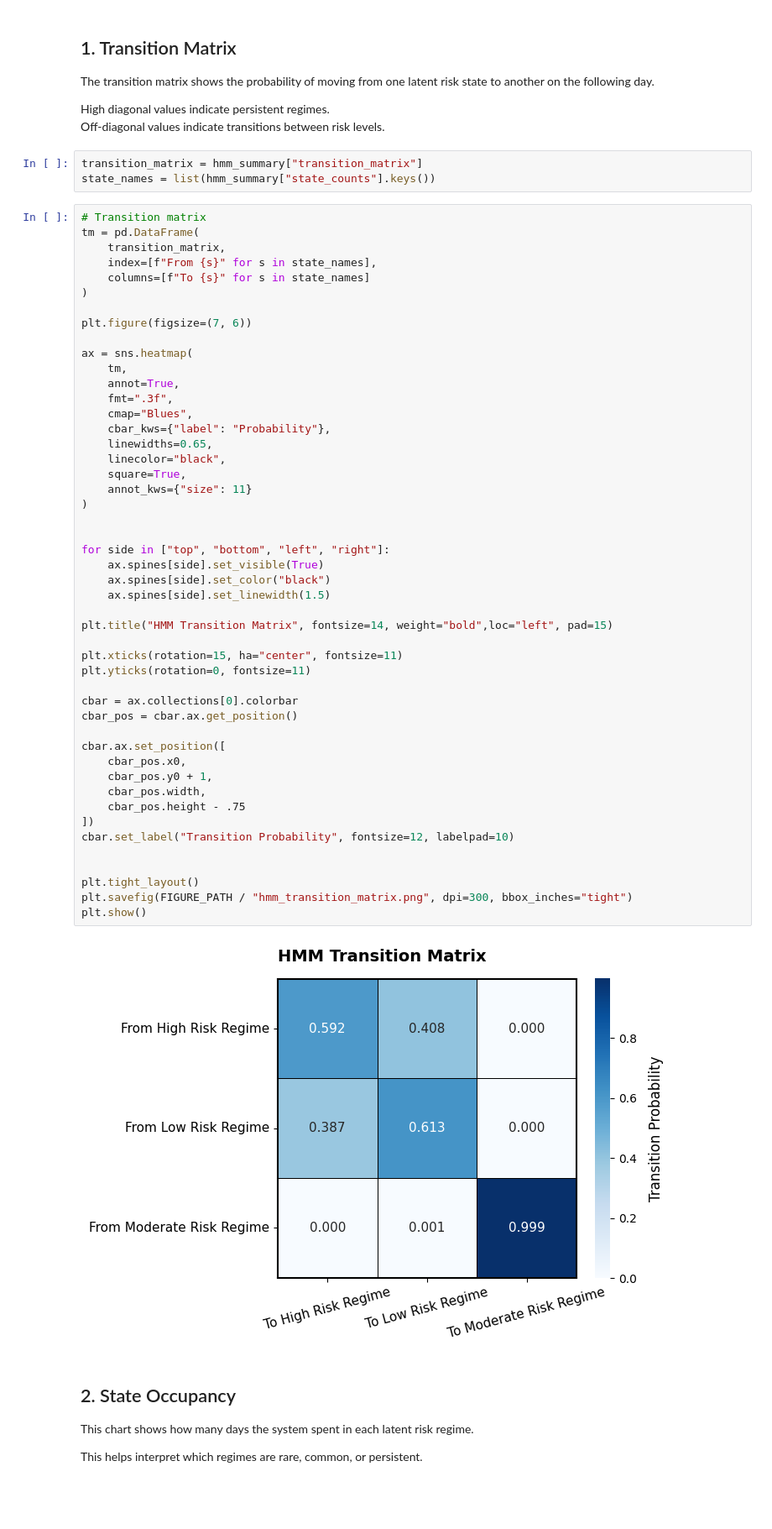
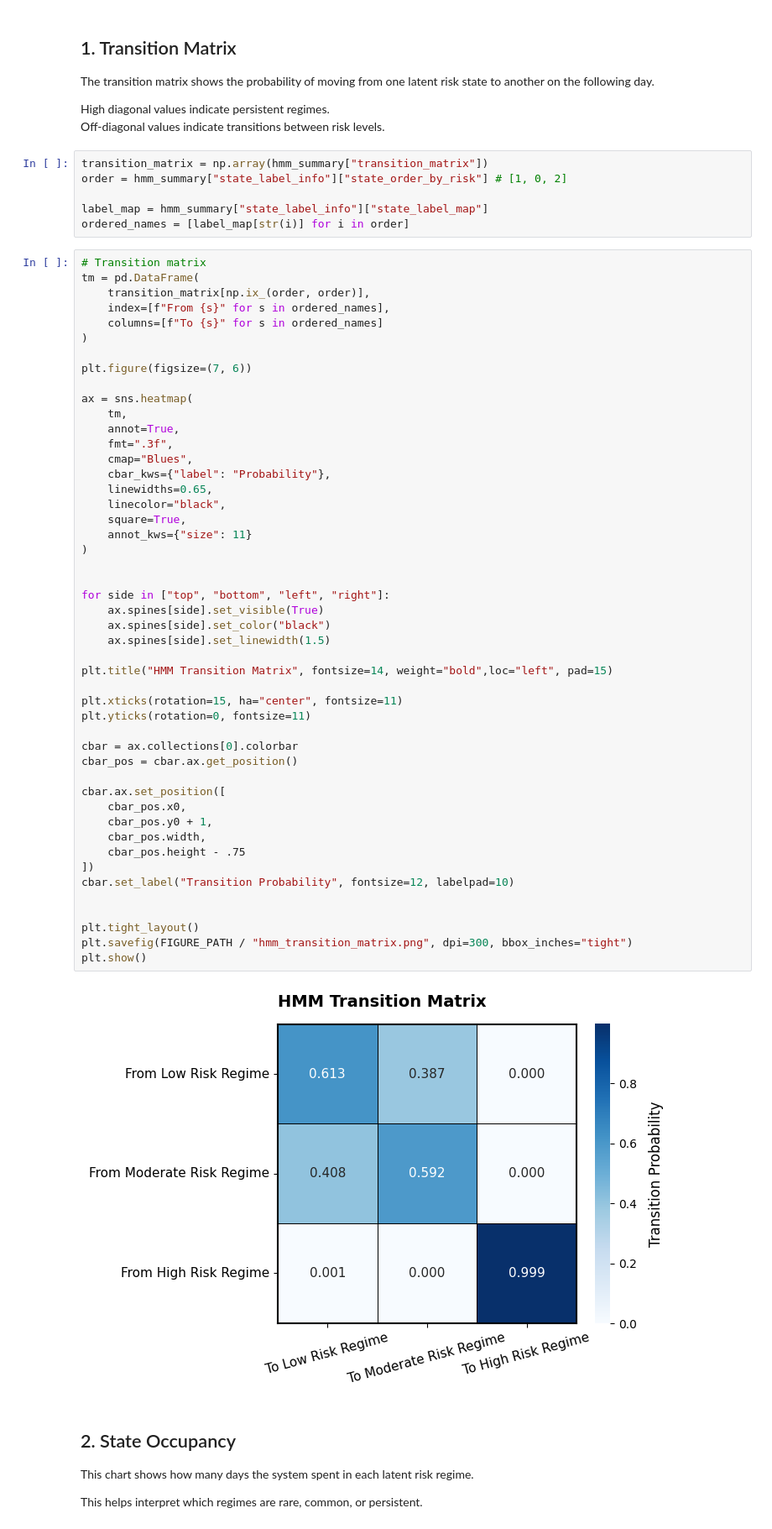
Before and after one commit to Team-SafePath/SafePath, a Jupyter notebook: notebooks/Final_Report_Visuals.ipynb, the cells around one changed output. Shown at 84% size. Drawn from its saved outputs; the diff is of its cells as text; blank space fills up the shorter version.

Commit message:
Finalize dashboard-aligned heatmap visual and save figure

```diff
--- a/notebooks/Final_Report_Visuals.ipynb
+++ b/notebooks/Final_Report_Visuals.ipynb
@@ -349,14 +352,17 @@ The transition matrix shows the probability of moving from one latent risk state
 High diagonal values indicate persistent regimes.
 Off‑diagonal values indicate transitions between risk levels.
 # %%
-transition_matrix = hmm_summary["transition_matrix"]
-state_names = list(hmm_summary["state_counts"].keys())
+transition_matrix = np.array(hmm_summary["transition_matrix"])
+order = hmm_summary["state_label_info"]["state_order_by_risk"] # [1, 0, 2]
+
+label_map = hmm_summary["state_label_info"]["state_label_map"]
+ordered_names = [label_map[str(i)] for i in order]
 # %%
 # Transition matrix
 tm = pd.DataFrame(
-    transition_matrix,
-    index=[f"From {s}" for s in state_names],
-    columns=[f"To {s}" for s in state_names]
+    transition_matrix[np.ix_(order, order)],
+    index=[f"From {s}" for s in ordered_names],
+    columns=[f"To {s}" for s in ordered_names]
 )
 
 plt.figure(figsize=(7, 6))
@@ -373,34 +379,34 @@ ax = sns.heatmap(
     annot_kws={"size": 11}
 )
 
 
 for side in ["top", "bottom", "left", "right"]:
     ax.spines[side].set_visible(True)
     ax.spines[side].set_color("black")
     ax.spines[side].set_linewidth(1.5)
 
 plt.title("HMM Transition Matrix", fontsize=14, weight="bold",loc="left", pad=15)
 
 plt.xticks(rotation=15, ha="center", fontsize=11)
 plt.yticks(rotation=0, fontsize=11)
 
 cbar = ax.collections[0].colorbar
 cbar_pos = cbar.ax.get_position()
 
 cbar.ax.set_position([
     cbar_pos.x0,
     cbar_pos.y0 + 1,
     cbar_pos.width,
     cbar_pos.height - .75
 ])
 cbar.set_label("Transition Probability", fontsize=12, labelpad=10)
 
 
 plt.tight_layout()
 plt.savefig(FIGURE_PATH / "hmm_transition_matrix.png", dpi=300, bbox_inches="tight")
 plt.show()
 # %% [output]
-[figure, old version]
+[figure, new version]
 # %% [markdown]
 ## 2. State Occupancy
 
```
Also changed, not shown: parts of 9 cells of this notebook, 2 other files.
